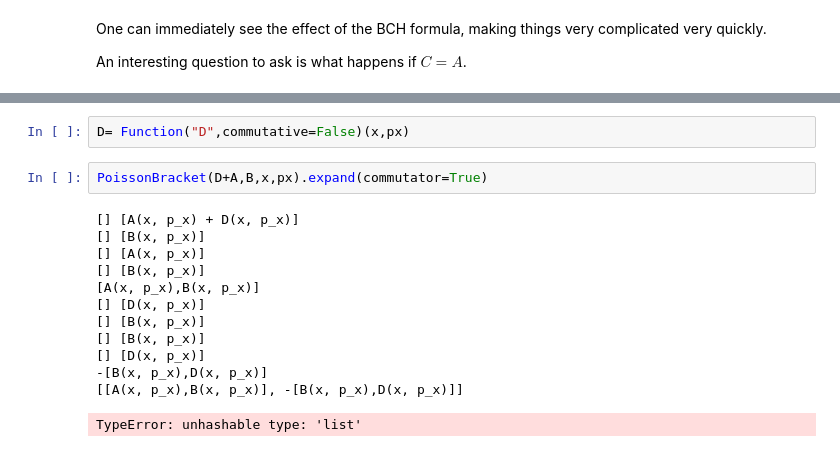
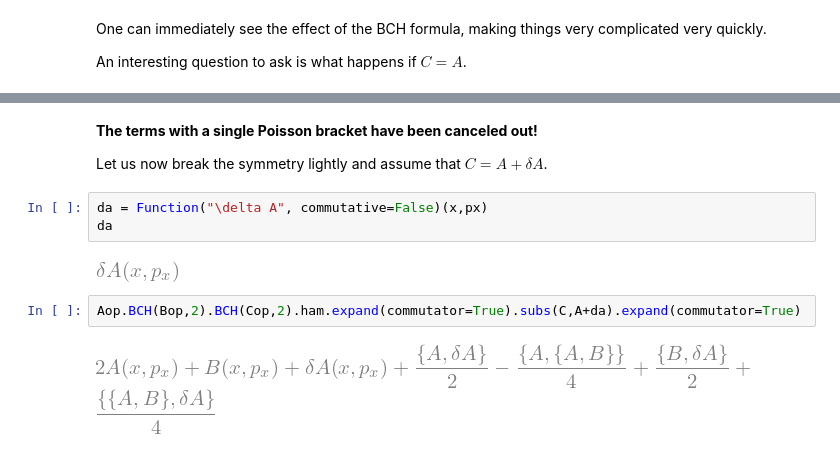
Before and after one commit to tomerten/acchamiltoniansandmatrices, a Jupyter notebook: acchamiltoniansandmatrices/Examples/Notebooks/SymbolicCalculations.ipynb, the cells around one changed output, grey strips where cells are left out. Saved outputs shown, nothing was run; the diff lists cells and outputs as text.

```diff
--- a/acchamiltoniansandmatrices/Examples/Notebooks/SymbolicCalculations.ipynb
+++ b/acchamiltoniansandmatrices/Examples/Notebooks/SymbolicCalculations.ipynb
@@ -1042,17 +154,13 @@ PoissonBracket(3*x*A,x*y*B,x,px)
-# %%
-D= Function("D",commutative=False)(x,px)
-# %%
-PoissonBracket(D+A,B,x,px).expand(commutator=True)
-# %% [output]
-[] [A(x, p_x) + D(x, p_x)]
-[] [B(x, p_x)]
-[] [A(x, p_x)]
-[] [B(x, p_x)]
-[A(x, p_x),B(x, p_x)]
-[] [D(x, p_x)]
-[] [B(x, p_x)]
-[] [B(x, p_x)]
-[] [D(x, p_x)]
--[B(x, p_x),D(x, p_x)]
-[[A(x, p_x),B(x, p_x)], -[B(x, p_x),D(x, p_x)]]
-TypeError: unhashable type: 'list'
+# %% [markdown]
+**The terms with a single Poisson bracket have been canceled out!**
+
+Let us now break the symmetry lightly and assume that $C = A + \delta A$.
+# %%
+da = Function("\delta A", commutative=False)(x,px)
+da
+# %% [output]
+[figure, added]
+# %%
+Aop.BCH(Bop,2).BCH(Cop,2).ham.expand(commutator=True).subs(C,A+da).expand(commutator=True)
+# %% [output]
+[figure, added]
```
Also changed, not shown: parts of 98 cells of this notebook, 3 other files.
